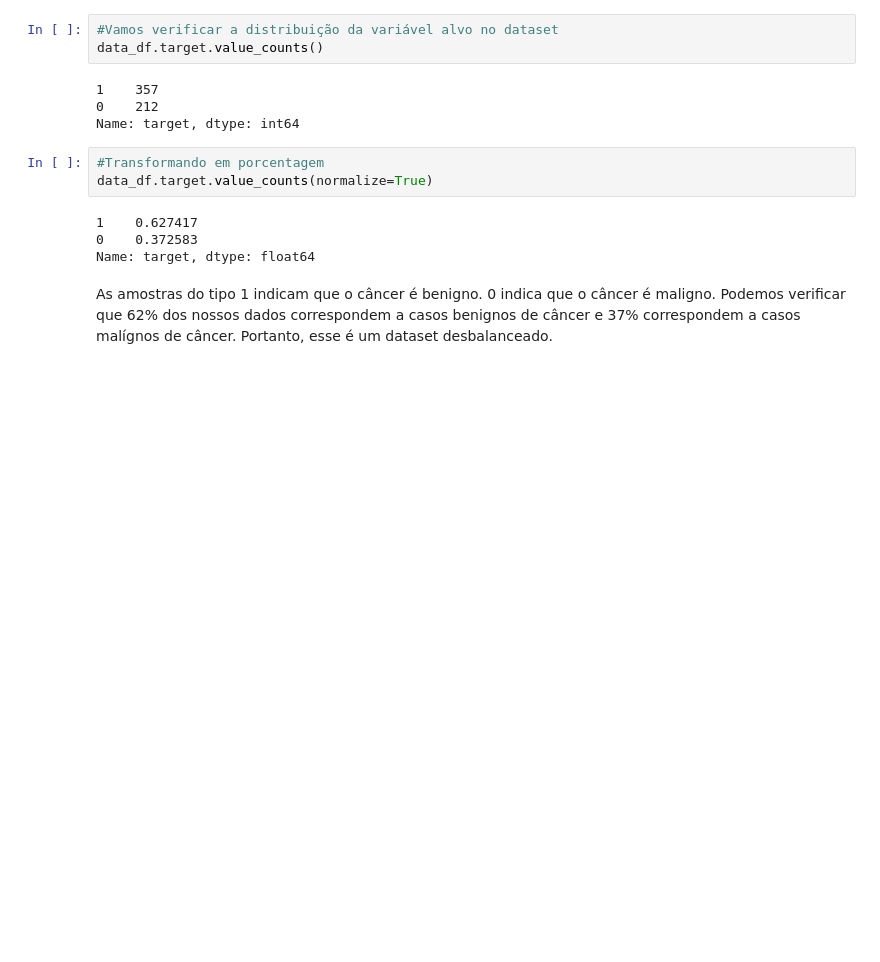
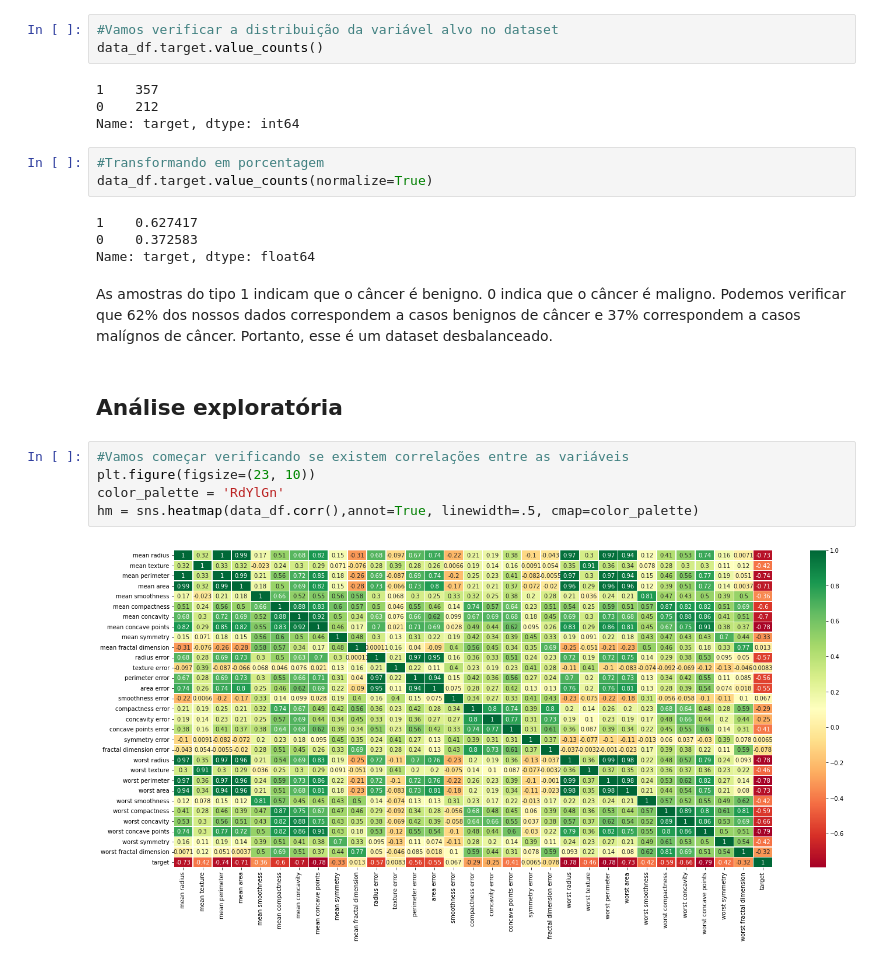
Before and after one commit to ailafelixa/ML-Model-Breast-Cancer-Predition-WisconsinDataset, a Jupyter notebook: breast_cancer_model.ipynb, the cells around one changed output. Cells and saved outputs as stored; diff of their text form; blank space fills up the shorter version.

```diff
--- a/breast_cancer_model.ipynb
+++ b/breast_cancer_model.ipynb
@@ -106,3 +106,12 @@ data_df.target.value_counts(normalize=True)
 Name: target, dtype: float64
 # %% [markdown]
 As amostras do tipo 1 indicam que o câncer é benigno. 0 indica que o câncer é maligno. Podemos verificar que 62% dos nossos dados correspondem a casos benignos de câncer e 37% correspondem a casos malígnos de câncer. Portanto, esse é um dataset desbalanceado.
+# %% [markdown]
+## Análise exploratória
+# %%
+#Vamos começar verificando se existem correlações entre as variáveis
+plt.figure(figsize=(23, 10))
+color_palette = 'RdYlGn'
+hm = sns.heatmap(data_df.corr(),annot=True, linewidth=.5, cmap=color_palette)
+# %% [output]
+[figure, added]
```
Also changed, not shown: parts of 2 cells of this notebook.
